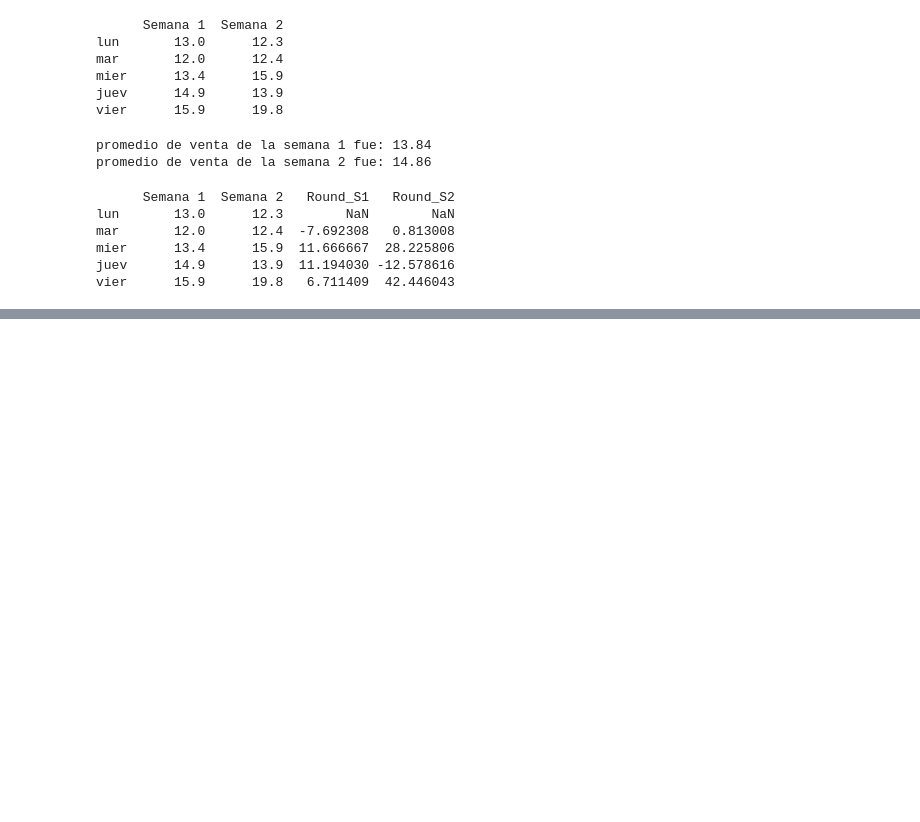
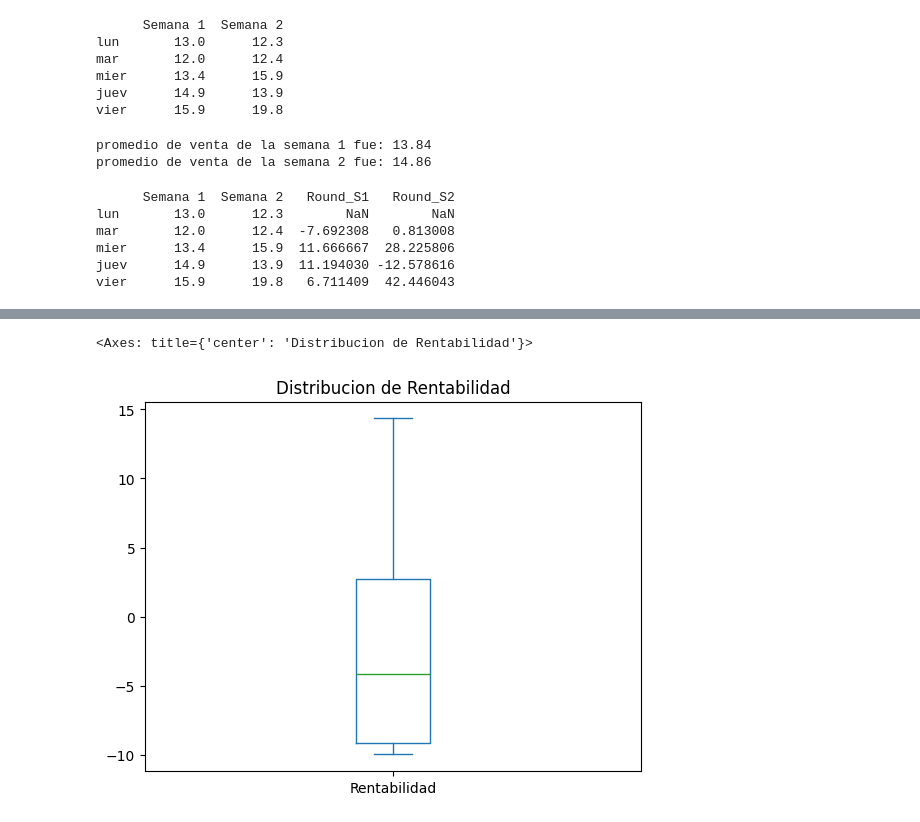
Before and after one commit to juandiegoescobar05-arch/Curso-an-lisis-de-datos-, a Jupyter notebook: Clase_analisis_de_datos.ipynb, the cells around one changed output, grey strips where cells are left out. Cells and saved outputs as stored; diff of their text form; code cells hidden in the pictures; blank space fills up the shorter version.

```diff
--- a/Clase_analisis_de_datos.ipynb
+++ b/Clase_analisis_de_datos.ipynb
@@ -827,0 +963,8 @@ vier      15.9      19.8   6.711409  42.446043
+# %%
+##reemplazar un valor promedio
+df['Rentabilidad'].fillna(df['Rentabilidad'].mean(),inplace=True)
+print(df)
+
+#reemplazar por el ultimo valor valido
+df['Sector'].fillna(method='ffill',inplace=True)
+print(df)
@@ -827,0 +1001,4 @@ vier      15.9      19.8   6.711409  42.446043
+# %%
+##eliminar duplicados
+df.drop_duplicates(inplace=True)
+print(df)
@@ -827,0 +1020,8 @@ vier      15.9      19.8   6.711409  42.446043
+# %%
+##poner todo datos de texto en mayuscula
+df['Empresa']=df['Empresa'].str.upper()##upper mayuscula
+df
+##
+df['Sector']=df['Sector'].fillna('Desconocido')
+df['Sector']=df['Sector'].str.upper()
+df
@@ -827,0 +1041,4 @@ vier      15.9      19.8   6.711409  42.446043
+# %%
+##Normalizar los datos numericos
+df['Rentabilidad']=df['Rentabilidad'].astype(float)
+df
@@ -827,0 +1058,6 @@ vier      15.9      19.8   6.711409  42.446043
+# %%
+df['Rentabilidad'].plot(kind="box",title='Distribucion de Rentabilidad')
+##grafica distribucion(ctrl espacio opciones)
+# %% [output]
+<Axes: title={'center': 'Distribucion de Rentabilidad'}>
+[figure, added]
```
Also changed, not shown: parts of 40 cells of this notebook.
